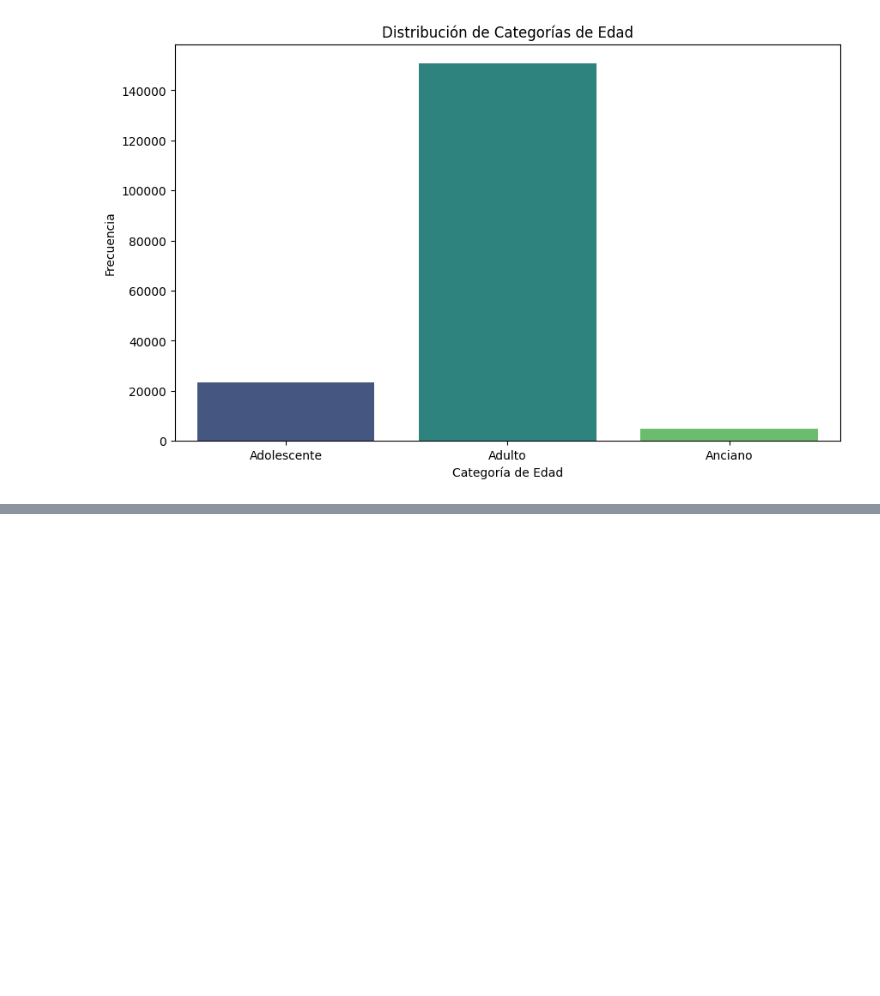
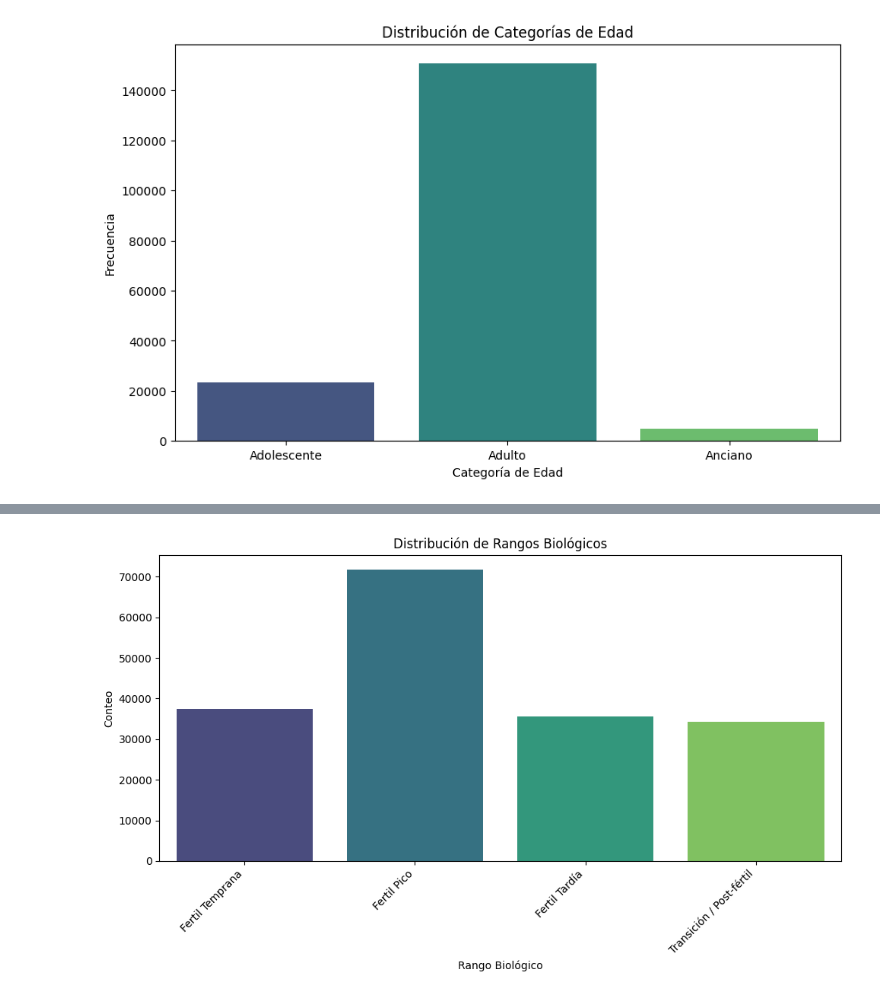
Before and after one commit to EmiiFernandez/actividades_data_sciente_ypf, a Jupyter notebook: notebook/C07_Notebook-11.ipynb, the cells around one changed output, grey strips where cells are left out. Saved outputs shown, nothing was run; the diff lists cells and outputs as text; code cells hidden in the pictures; blank space fills up the shorter version.

```diff
--- a/notebook/C07_Notebook-11.ipynb
+++ b/notebook/C07_Notebook-11.ipynb
@@ -206,0 +212,3 @@ Passing `palette` without assigning `hue` is deprecated and will be removed in v
+# %%
+analisis3 = pd.read_csv('https://raw.githubusercontent.com/BelenUrdangarin/Entregables---Urdangarin/refs/heads/main/black_friday_reducido.csv', sep=';')
+analisis3.head(10)
@@ -206,0 +227,5 @@ Passing `palette` without assigning `hue` is deprecated and will be removed in v
+# %%
+rangos_fertiles = [13, 25 , 35, 45, analisis3["Age"].max() + 1]
+labels = ["Fertil Temprana", "Fertil Pico", "Fertil Tardía" , "Transición / Post-fértil"]
+
+analisis3["Rango Biologico"] = pd.cut(analisis3["Age"], bins=rangos_fertiles, labels=labels)
@@ -206,0 +285,11 @@ Passing `palette` without assigning `hue` is deprecated and will be removed in v
+# %%
+plt.figure(figsize=(10, 6))
+sns.countplot(x='Rango Biologico', data=analisis3, palette='viridis', hue='Rango Biologico', legend=False)
+plt.title('Distribución de Rangos Biológicos')
+plt.xlabel('Rango Biológico')
+plt.ylabel('Conteo')
+plt.xticks(rotation=45, ha='right')
+plt.tight_layout()
+plt.show()
+# %% [output]
+[figure, added]
```
Also changed, not shown: parts of 12 cells of this notebook.
